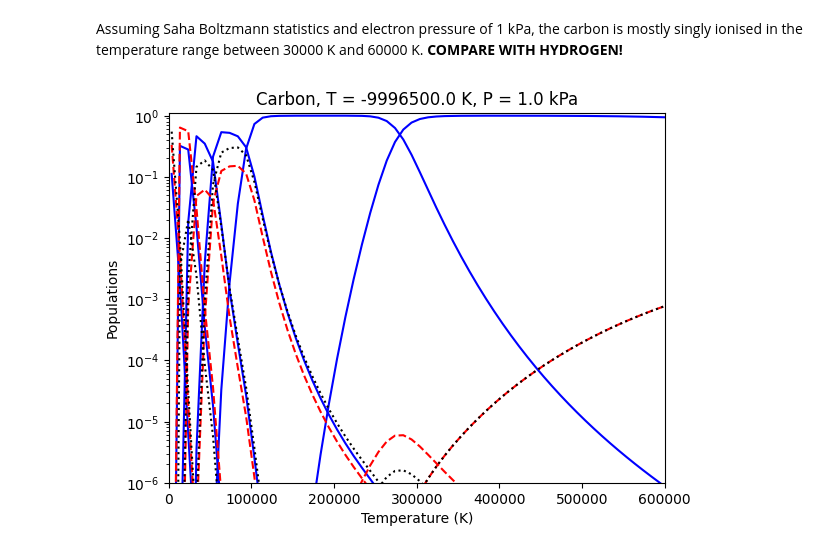
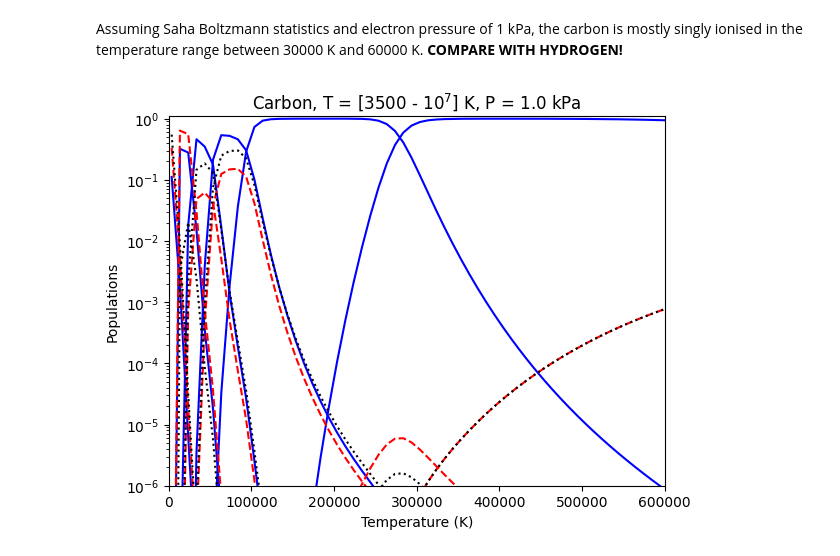
Before and after one commit to Rachelstiansen/AST4310, a Jupyter notebook: project work/project1/project1_student.ipynb, the cells around one changed output. Saved outputs shown, nothing was run; the diff lists cells and outputs as text; code cells hidden in the pictures.

```diff
--- a/project work/project1/project1_student.ipynb
+++ b/project work/project1/project1_student.ipynb
@@ -221,10 +221,10 @@ Assuming Saha Boltzmann statistics and electron pressure of 1 kPa, the carbon is
 # %%
 ## THIS IS JUST TESTING AND NOT WHAT THE EXERCISE WANT
 c_atom = Atom('C_I-VI_corrected.txt')
 temperatures = np.linspace(3500, 1e7, 1000) * units.K
 pressure = 1 * units.kPa
 c_atom.plot_payne(temperatures, pressure)
 plt.xlim(0, 0.6*1e6)
-plt.title(f'Carbon, T = {3500 - 1e7} K, P = {pressure}');
+plt.title(f'Carbon, T = [3500 - $10^7$] K, P = {pressure}');
 # %% [output]
-[figure, old version]
+[figure, new version]
```
